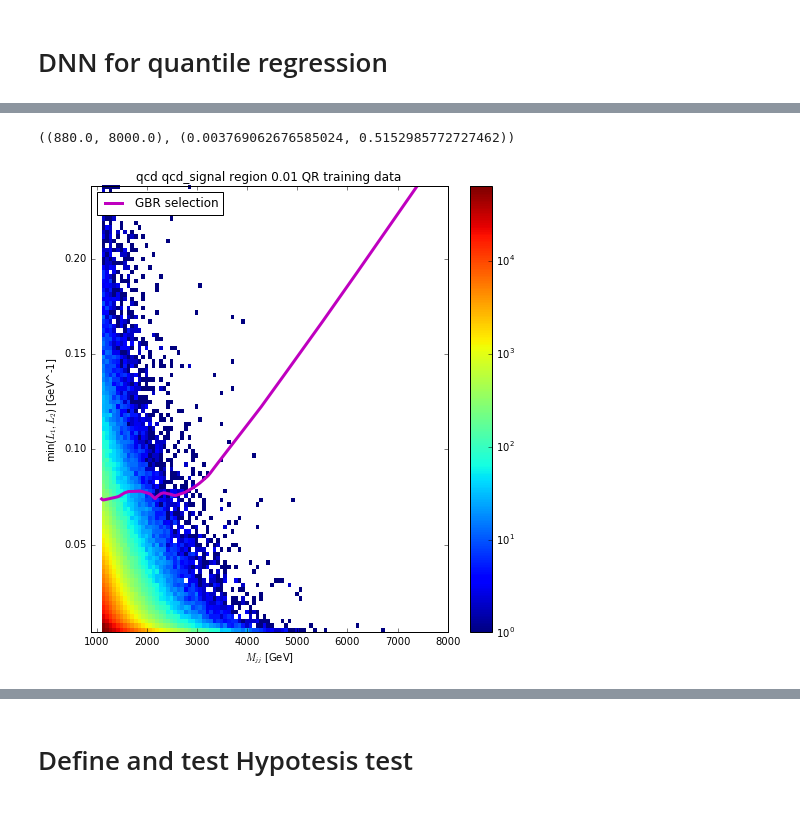
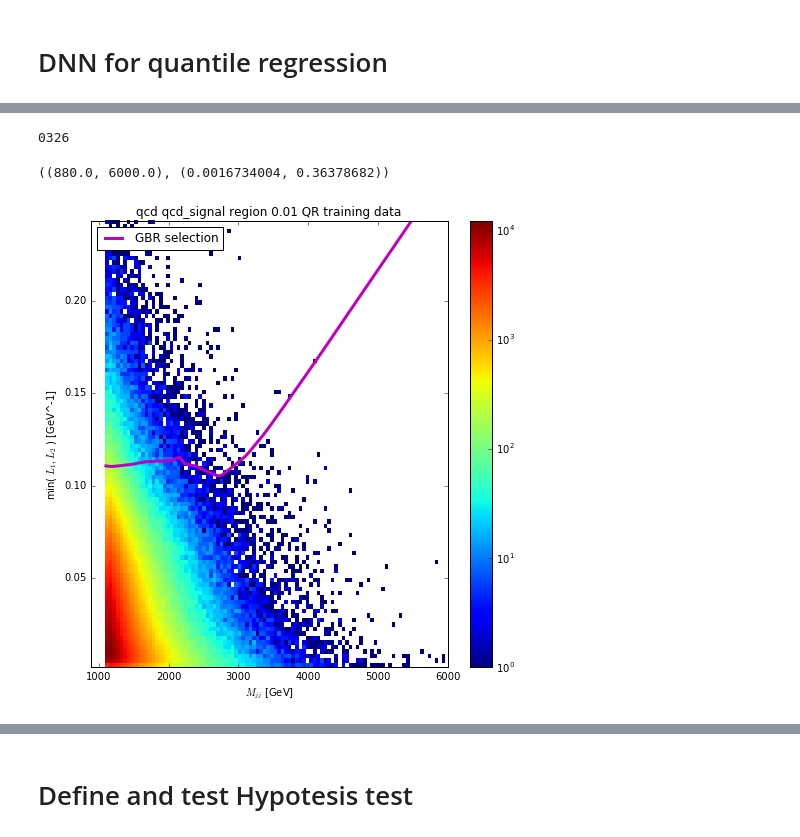
Before and after one commit to kingusiu/goodness_of_fit, a Jupyter notebook: ModelIndepoAnomalyDetection_v4.ipynb, the cells around one changed output, grey strips where cells are left out. Saved outputs shown, nothing was run; the diff lists cells and outputs as text; code cells hidden in the pictures.

```diff
--- a/ModelIndepoAnomalyDetection_v4.ipynb
+++ b/ModelIndepoAnomalyDetection_v4.ipynb
@@ -225,29 +226,33 @@ def quantile_loss(target, pred):
     err = target - pred
     return K.tf.where(err>=0, alpha*err, (alpha-1)*err)
 
-inputs = Input(shape=(1,))
-hidden = Dense(100, activation='relu')(inputs)
-hidden = Dense(100, activation='relu')(hidden)
-hidden = Dense(100, activation='relu')(hidden)
-hidden = Dense(100, activation='relu')(hidden)
-hidden = Dense(100, activation='relu')(hidden)
-output = Dense(1)(hidden)
-model = Model(inputs, output)
-model.compile(loss=quantile_loss, optimizer=Adam(lr=1e-4))
-model.summary()
+def make_QR_model():
+
+    inputs = Input(shape=(1,))
+    hidden = Dense(100, activation='relu')(inputs)
+    hidden = Dense(100, activation='relu')(hidden)
+    hidden = Dense(100, activation='relu')(hidden)
+    hidden = Dense(100, activation='relu')(hidden)
+    hidden = Dense(100, activation='relu')(hidden)
+    output = Dense(1)(hidden)
+    model = Model(inputs, output)
+    model.compile(loss=quantile_loss, optimizer=Adam(lr=1e-4))
+    model.summary()
+    return model
+
+
+def fit_QR_model( model, x, y ):
+    model.fit(scaleDownMjj(x), y, epochs=100, batch_size=1000, verbose=1, validation_split=0.2, shuffle=True, \
+        callbacks=[EarlyStopping(monitor='val_loss', patience=10, verbose=1),ReduceLROnPlateau(factor=0.2, patience=3, verbose=1)])
+
+model = make_QR_model()
 
 x = np.reshape(data_train['mJJ'], (-1,1))
 y = computeDiscriminatingVar(data_train)
 print(x.shape)
 print(y.shape)
 
-model.fit(scaleDownMjj(x), y, epochs=100, batch_size=10000,
-        verbose=1, validation_split=0.2, shuffle=True,
-        callbacks=[EarlyStopping(monitor='val_loss', patience=10, verbose=1),ReduceLROnPlateau(factor=0.2, patience=3, verbose=1)])
-
-date = datetime.date.today()
-date_str = '{}{:02d}{:02d}'.format(date.year, date.month, date.day)
-#model.save('cut_models/dnn_cut_trained_{}.h5'.format(date_str))
+fit_QR_model( model, x, y )
 # %% [output]
 _________________________________________________________________
 Layer (type)                 Output Shape              Param #
@@ -269,0 +275,6 @@ Epoch 00018: early stopping
+# %%
+import datetime
+date = datetime.date.today().strftime("%m%d")
+print(date)
+# %% [output]
+0326
@@ -299,31 +315,31 @@ Epoch 00018: early stopping
 #date_str = '{}{:02d}{:02d}'.format(date.year, date.month, date.day)
 #joblib.dump(gbr_cut, '../models/gbr_cut_trained_{}.joblib'.format(date_str))
 # %%
-x = np.reshape(data_train[:,0], (-1,1))
+x = np.reshape(data_train['mJJ'], (-1,1))
 plt.figure(figsize=(8, 8))
 x_min = Mjj_selection*0.8
-x_max = 8000. #np.percentile(x, 99.99)
+x_max = 6000. #np.percentile(x, 99.99)
 #x_max = np.max(x)
 print(((x_min , x_max), (np.min(y), np.max(y))))
 plt.hist2d(x[:,0], y,
            range=((x_min , x_max), (np.min(y), np.percentile(y, 1e2*(1-1e-4)))),
            norm=LogNorm(), bins=100,
            label='signal data'
           )
 
 xs = np.arange(Mjj_selection, x_max, 0.001*(x_max-Mjj_selection))
 plt.plot(xs, model.predict( np.reshape(scaleDownMjj(xs), (-1,1)) ), '-', color='m', lw=3, label='GBR selection')
 
-plt.ylabel('min($L_1, L_2$) [GeV^-1]')
+plt.ylabel('min( $L_1, L_2$ ) [GeV^-1]')
 plt.xlabel('$M_{jj}$ [GeV]')
 plt.title('qcd ' + qr_data + ' region '+ str(SM_eff) +' QR training data')
 plt.colorbar()
 plt.legend(loc='best')
 plt.draw()
 plt.savefig(os.path.join(fig_dir,'qcd_'+qr_data+'qr_selection_training_hist2d.png'))
 # %% [output]
-((880.0, 8000.0), (0.003769062676585024, 0.5152985772727462))
+((880.0, 6000.0), (0.0016734004, 0.36378682))
-[figure, old version]
+[figure, new version]
 # %%
 #joblib.dump(gbr_cut, 'cut_models/gbr_cut_trained_{}.joblib'.format(date_str))
 # %%
```
Also changed, not shown: parts of 28 cells of this notebook, 9 other files.
